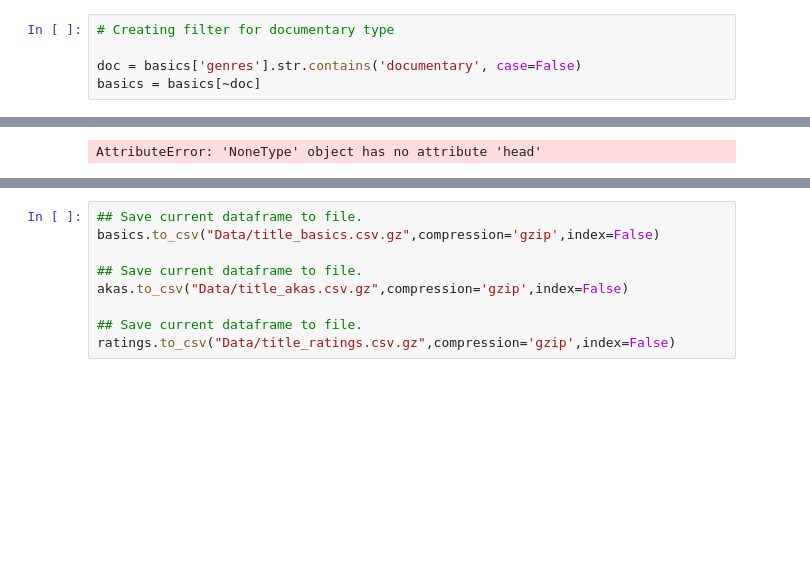
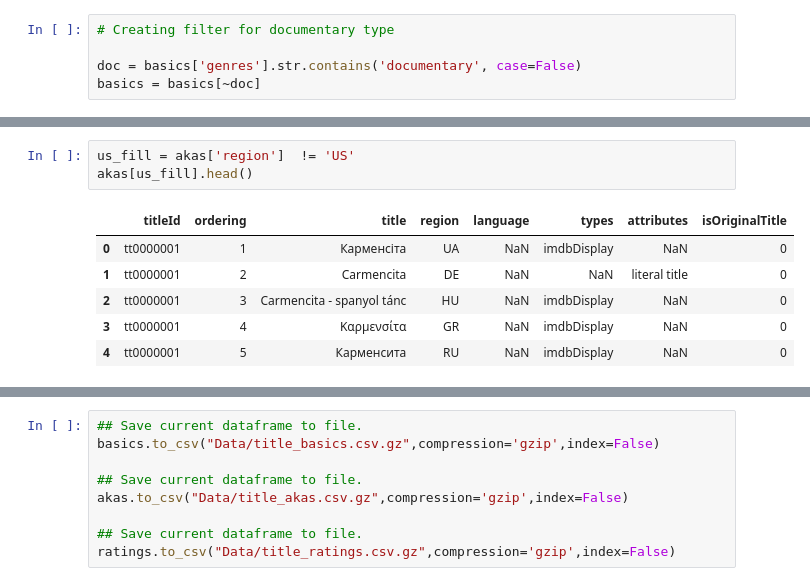
Before and after one commit to dvisionst/Project_Three, a Jupyter notebook: Project_three_main.ipynb, the cells around one changed output, grey strips where cells are left out. Drawn from its saved outputs; the diff is of its cells as text; blank space fills up the shorter version.

```diff
--- a/Project_three_main.ipynb
+++ b/Project_three_main.ipynb
@@ -180,5 +180,12 @@ basics.head()
 | 67640 | tt0069049 | movie | The Other Side of the Wind | The Other Side of the Wind | 0 | 2018 | NaN | 122 | Drama |
 | 77934 | tt0079644 | movie | November 1828 | November 1828 | 0 | 2001 | NaN | 140 | Drama,War |
 # %%
+us_fill = akas['region']  != 'US'
+akas[us_fill].head()
 # %% [output]
-AttributeError: 'NoneType' object has no attribute 'head'
+|  | titleId | ordering | title | region | language | types | attributes | isOriginalTitle |
+| 0 | tt0000001 | 1 | Карменсіта | UA | NaN | imdbDisplay | NaN | 0 |
+| 1 | tt0000001 | 2 | Carmencita | DE | NaN | NaN | literal title | 0 |
+| 2 | tt0000001 | 3 | Carmencita - spanyol tánc | HU | NaN | imdbDisplay | NaN | 0 |
+| 3 | tt0000001 | 4 | Καρμενσίτα | GR | NaN | imdbDisplay | NaN | 0 |
+| 4 | tt0000001 | 5 | Карменсита | RU | NaN | imdbDisplay | NaN | 0 |
```
Also changed, not shown: parts of 8 cells of this notebook.
